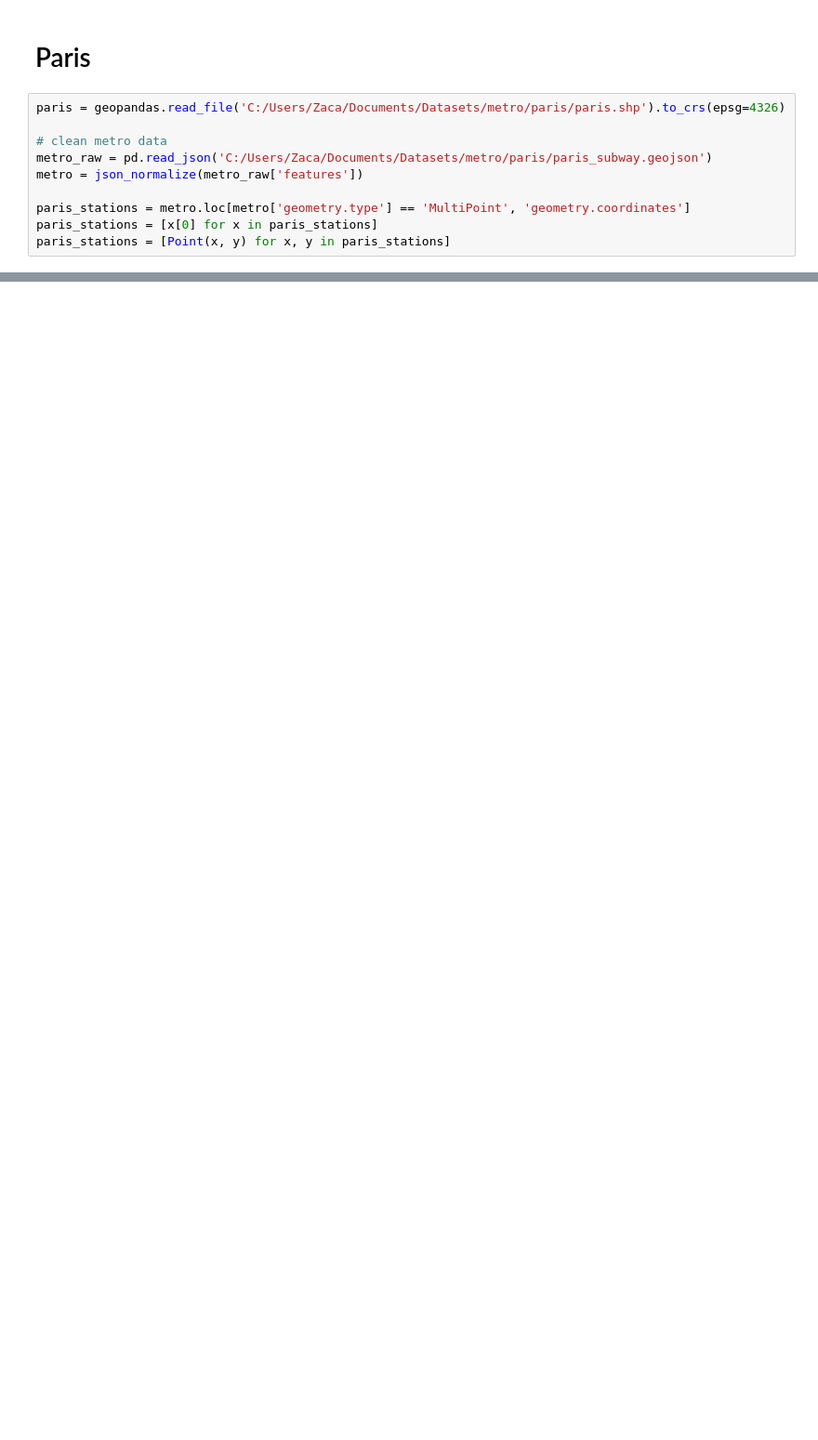
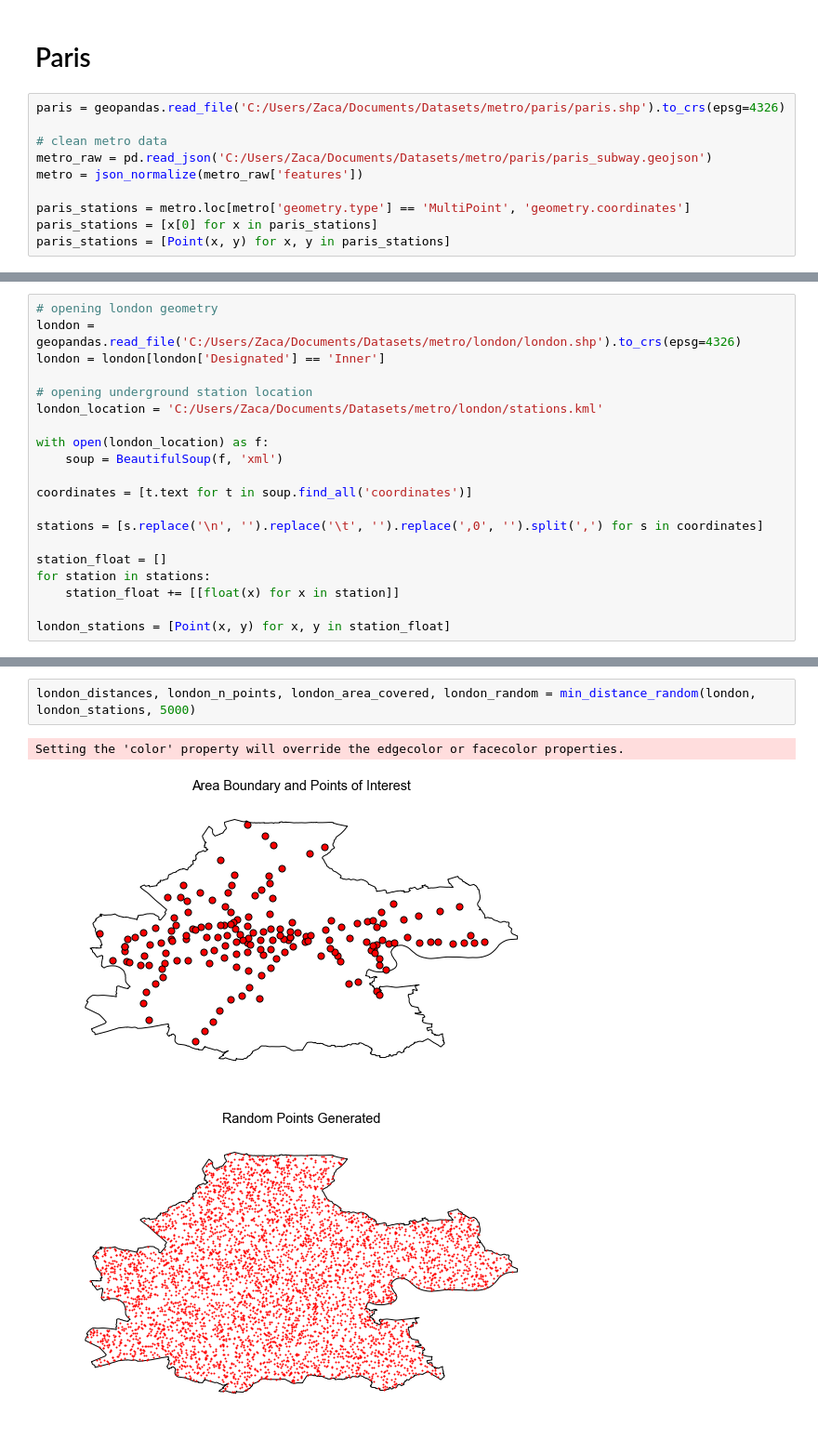
Before and after one commit to ricardozacarias/metro-coverage, a Jupyter notebook: your-project/main.ipynb, the cells around one changed output, grey strips where cells are left out. Shown at 93% size. Saved outputs shown, nothing was run; the diff lists cells and outputs as text; blank space fills up the shorter version.

```diff
--- a/your-project/main.ipynb
+++ b/your-project/main.ipynb
@@ -281,0 +360,20 @@ paris_area_covered
+# %%
+# opening london geometry
+london = geopandas.read_file('C:/Users/Zaca/Documents/Datasets/metro/london/london.shp').to_crs(epsg=4326)
+london = london[london['Designated'] == 'Inner']
+
+# opening underground station location
+london_location = 'C:/Users/Zaca/Documents/Datasets/metro/london/stations.kml'
+
+with open(london_location) as f:
+    soup = BeautifulSoup(f, 'xml')
+
+coordinates = [t.text for t in soup.find_all('coordinates')]
+
+stations = [s.replace('\n', '').replace('\t', '').replace(',0', '').split(',') for s in coordinates]
+
+station_float = []
+for station in stations:
+    station_float += [[float(x) for x in station]]
+
+london_stations = [Point(x, y) for x, y in station_float]
@@ -281,0 +382,6 @@ paris_area_covered
+# %%
+london_distances, london_n_points, london_area_covered, london_random = min_distance_random(london, london_stations, 5000)
+# %% [output]
+Setting the 'color' property will override the edgecolor or facecolor properties.
+[figure, added]
+[figure, added]
```
Also changed, not shown: parts of 19 cells of this notebook, 3 other files.
